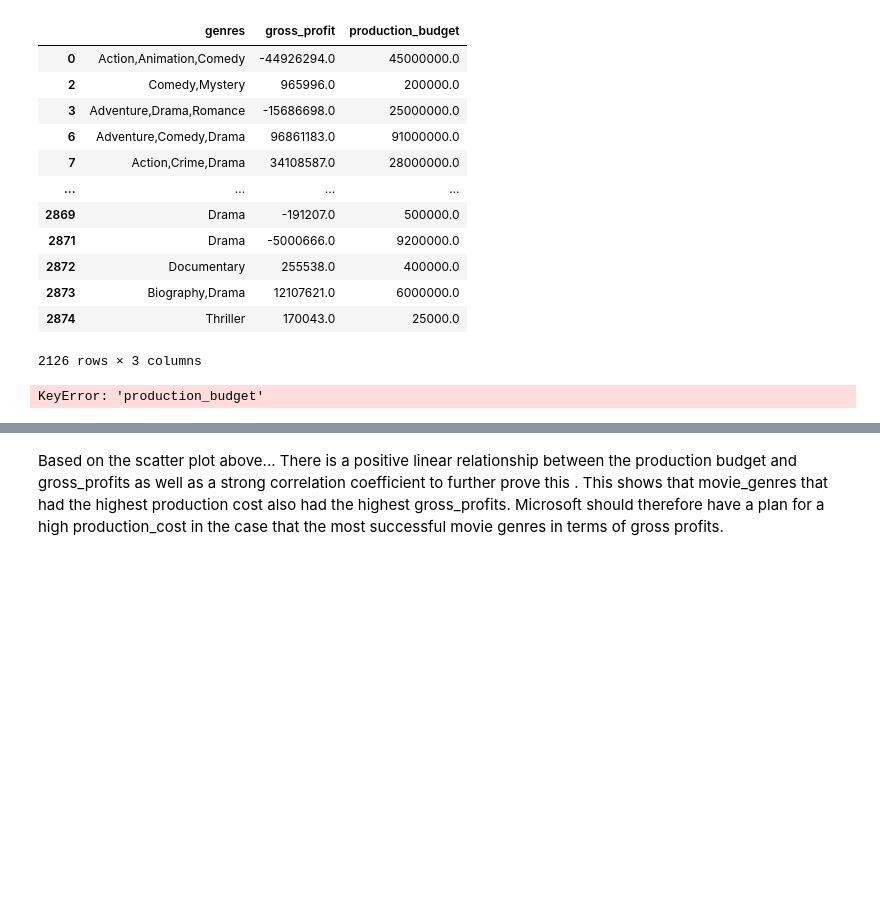
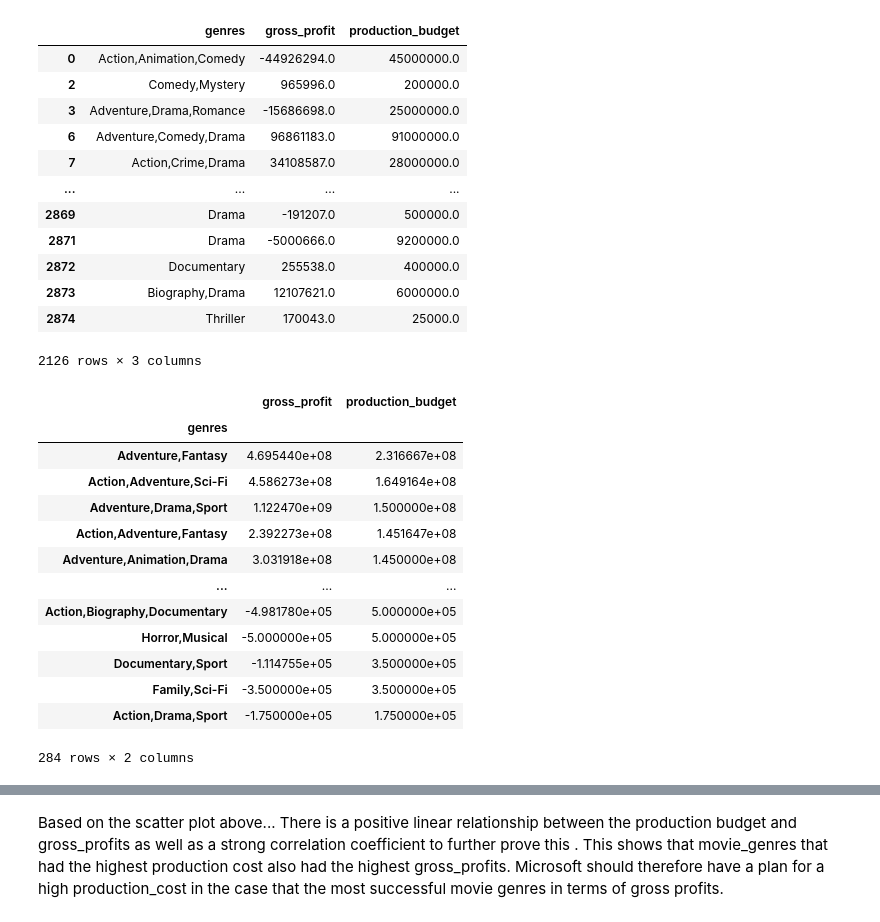
Before and after one commit to lucynjoroge/dsc-phase-1-project-v2-4, a Jupyter notebook: student.ipynb, the cells around one changed output, grey strips where cells are left out. Saved outputs shown, nothing was run; the diff lists cells and outputs as text; code cells hidden in the pictures; blank space fills up the shorter version.

```diff
--- a/student.ipynb
+++ b/student.ipynb
@@ -969,10 +969,23 @@ profits_and_budget_df
 | 2874 | Thriller | 170043.0 | 25000.0 |
 2126 rows × 3 columns
 # %%
-profits_and_budget_df = profits_and_ratings_df.groupby("genres").mean().sort_values(by = ["production_budget"],ascending = False)
+profits_and_budget_df = profits_and_budget_df.groupby("genres").mean().sort_values(by = ["production_budget"],ascending = False)
 profits_and_budget_df
 # %% [output]
+|  | gross_profit | production_budget |
+| genres |  |  |
+| Adventure,Fantasy | 4.695440e+08 | 2.316667e+08 |
+| Action,Adventure,Sci-Fi | 4.586273e+08 | 1.649164e+08 |
+| Adventure,Drama,Sport | 1.122470e+09 | 1.500000e+08 |
+| Action,Adventure,Fantasy | 2.392273e+08 | 1.451647e+08 |
+| Adventure,Animation,Drama | 3.031918e+08 | 1.450000e+08 |
+| ... | ... | ... |
+| Action,Biography,Documentary | -4.981780e+05 | 5.000000e+05 |
+| Horror,Musical | -5.000000e+05 | 5.000000e+05 |
+| Documentary,Sport | -1.114755e+05 | 3.500000e+05 |
+| Family,Sci-Fi | -3.500000e+05 | 3.500000e+05 |
+| Action,Drama,Sport | -1.750000e+05 | 1.750000e+05 |
-KeyError: 'production_budget'
+284 rows × 2 columns
 # %%
 ## let us now use a scatter plot to determine if there us any relationship between the gross_profit and production_budget
 plt.figure(figsize=(7,6))
```
Also changed, not shown: parts of 5 cells of this notebook.
